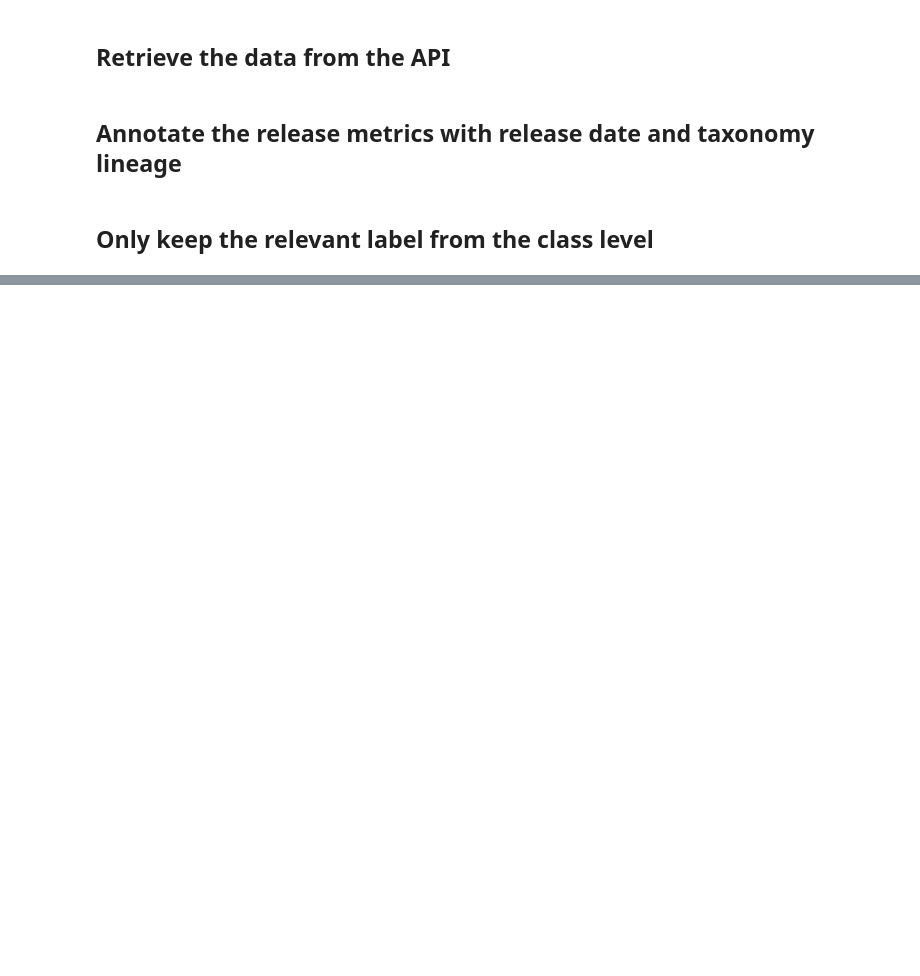
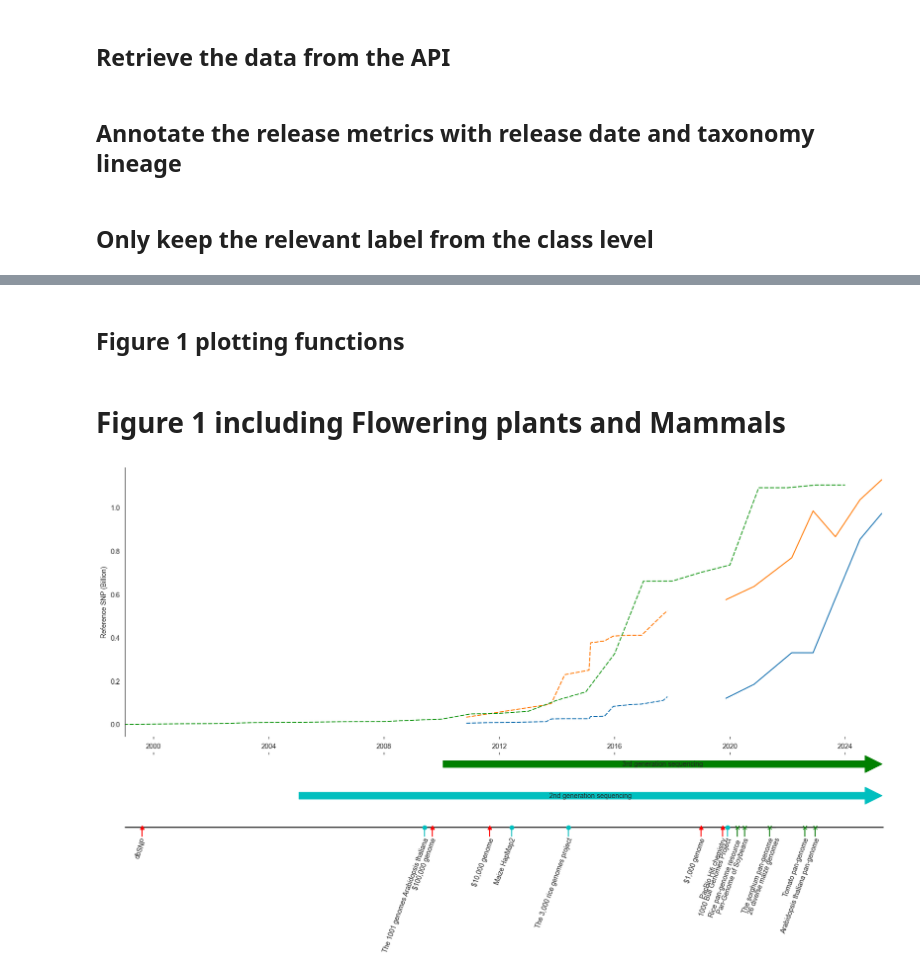
Before and after one commit to EBIvariation/eva-tasks, a Jupyter notebook: tasks/eva_3868/release_metrics.ipynb, the cells around one changed output, grey strips where cells are left out. Drawn from its saved outputs; the diff is of its cells as text; code cells hidden in the pictures; blank space fills up the shorter version.

```diff
--- a/tasks/eva_3868/release_metrics.ipynb
+++ b/tasks/eva_3868/release_metrics.ipynb
@@ -151,19 +132,0 @@ g2.grid(False)
-# %%
-import matplotlib.pyplot as plt
-
-dbsnp_human_metrics = pd.read_csv('dbsnp_human_release_metrics_per_year.tsv', sep='\t')
-dbsnp_human_metrics['Date'] = pd.to_datetime(dbsnp_human_metrics['Year'], format='%Y')
-dbsnp_human_metrics['label'] = 'Human'
-dbsnp_human_metrics['source'] = 'dbSNP'
-eva_metrics_per_class['source'] = 'EVA'
-dbsnp_non_human_metrics['source'] = 'dbSNP'
-eva_metrics_per_class = eva_metrics_per_class.loc[eva_metrics_per_class['label'] == 'Flowering plants']
-dbsnp_non_human_metrics = dbsnp_non_human_metrics.loc[dbsnp_non_human_metrics['label'] == 'Flowering plants']
-
-metrics = pd.concat([eva_metrics_per_class, dbsnp_human_metrics, dbsnp_non_human_metrics], axis='rows')
-metrics['Reference SNP (rs)'] = metrics['Reference SNP (rs)'] / 1000000000
-def line_plot_metrics(metrics, ax):
-    seaborn.set_style('white')
-    seaborn.lineplot(ax=ax, data=metrics, x='Date', y='Reference SNP (rs)', hue='label', style='source')
-    ax.set(ylabel='Reference SNP (Billion)')
-    # ax.get_legend().remove()
@@ -276,0 +184,2 @@ plot_time_line(events_dates_labels, range_dates_labels, ax_bottom)
+# %% [markdown]
+## Figure 1 plotting functions
@@ -276,0 +254,11 @@ plot_time_line(events_dates_labels, range_dates_labels, ax_bottom)
+# %% [markdown]
+# Figure 1 including Flowering plants and Mammals
+# %%
+
+filtered_eva_metrics_per_class = eva_metrics_per_class.loc[eva_metrics_per_class['label'].isin(('Flowering plants', 'Mammals'))]
+filtered_dbsnp_non_human_metrics = dbsnp_non_human_metrics.loc[dbsnp_non_human_metrics['label'].isin(('Flowering plants', 'Mammals'))]
+combined_metrics = pd.concat([filtered_eva_metrics_per_class, dbsnp_human_metrics, filtered_dbsnp_non_human_metrics], axis='rows')
+combined_metrics['Reference SNP (rs)'] = combined_metrics['Reference SNP (rs)'] / 1000000000
+plot_agbiodata_fig(combined_metrics, events_dates_labels, range_dates_labels)
+# %% [output]
+[figure, added]
```
Also changed, not shown: parts of 13 cells of this notebook.
